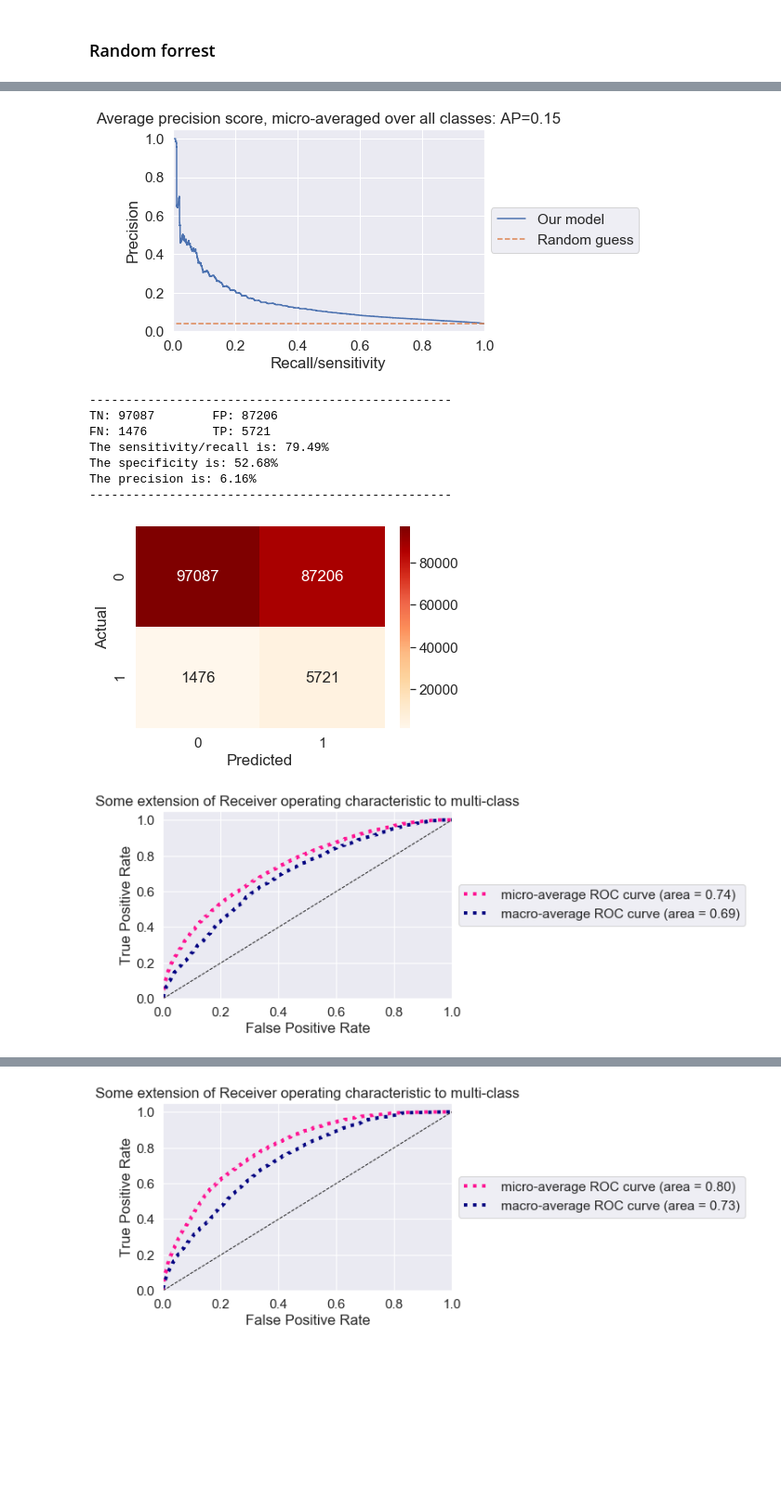
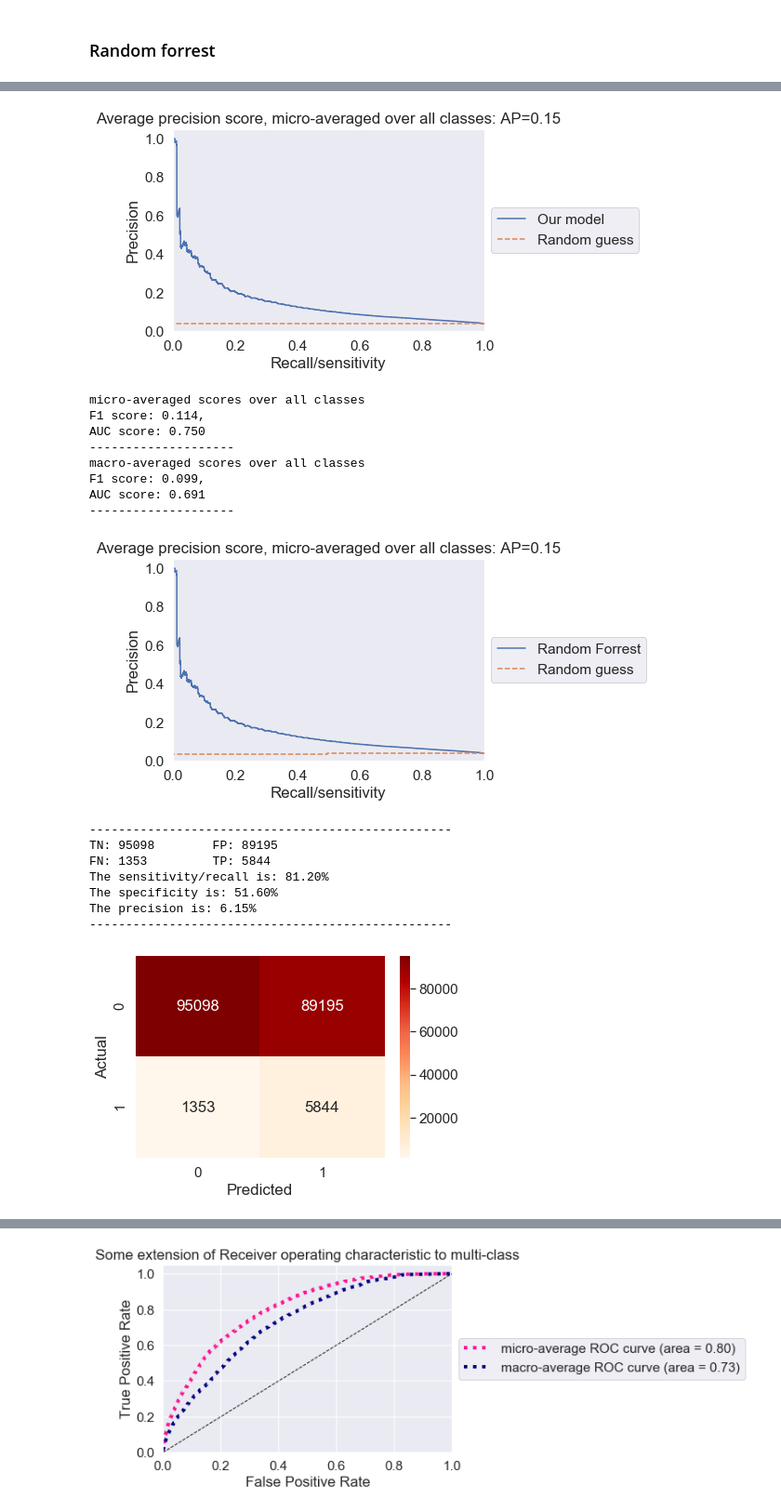
Before and after one commit to peturjokull/Gervigreind-Lokaverkefni, a Jupyter notebook: numi.ipynb, the cells around one changed output, grey strips where cells are left out. Shown: that part at 93% size. Saved outputs shown, nothing was run; the diff lists cells and outputs as text; code cells hidden in the pictures; blank space fills up the shorter version.

```diff
--- a/numi.ipynb
+++ b/numi.ipynb
@@ -623,0 +616,34 @@ The precision is: 81.80%
+# %%
+%%time
+train_size = 15000
+#tekur um 1min20 sec með 50þús train size
+X_train_reduced, y_train_reduced = data_subsample_asserts_two_classes(X_train_np, y_train_np, train_size)
+X_train_reduced, vectorizer = vectorize_data(X_train_reduced)
+
+# Use our best RF model
+auc_scores = []; acc_rf = []
+param = np.arange(10, 250, 30).tolist()
+param.append(330)
+for i in param:
+
+    rf = RandomForestClassifier(n_estimators=i, class_weight = 'balanced', n_jobs = -1)
+    rf.fit(X_train_reduced, y_train_reduced)
+    y_pred_ = rf.predict(vectorizer.transform(X_test_np.ravel()))
+    test_acc = get_row_accuracy(y_test_np, y_pred_)
+    acc_rf.append(test_acc)
+
+    y_proba = rf.predict_proba(vectorizer.transform(X_test_np.ravel()) )
+    y_scores_rf = np.zeros(y_test_np.shape)
+    for i in range(len(y_proba)):
+        y_scores_rf[:,i] = y_proba[i][:,1]
+    auc = roc_auc_score(y_test_np, y_scores_rf, average = 'macro')
+    auc_scores.append(auc)
+
+plt.plot(param, auc_scores,label='AUC ')
+plt.plot(param, acc_rf,label='Validation accuracy')
+plt.title('title')
+plt.xlabel('Number of trees')
+plt.legend()
+plt.show()
+m =np.argmax(auc_scores)
+print('Number of trees for highest AUC', param[m])
@@ -625,11 +657,12 @@ The precision is: 81.80%
 %%time
 warnings.filterwarnings("ignore") # ignore warnings for the purpose of readability
 
-train_size = 2000
+train_size = 3000
 # tekur um 1min+ med 5 þúsund train size
 X_train_reduced, y_train_reduced = data_subsample_asserts_two_classes(X_train_np, y_train_np, train_size)
 X_train_reduced, vectorizer = vectorize_data(X_train_reduced)
-depth_range = range(250, 750, 50)
+depth_range = [100]
+depth_range.append(np.arange(250, 750, 50).tolist())
 features_range = np.arange(5, 20, 5).tolist()
 features_range.append('sqrt')
 features_range.append(300)
@@ -639,8 +672,8 @@ parameters = {
     'max_depth': depth_range,
     'max_features': features_range
 }
-rf = RandomForestClassifier(n_estimators=150, oob_score=False, class_weight = 'balanced')
-grid = GridSearchCV(rf, parameters, verbose=2, n_jobs=-1) #n_jobs=-1 notar alla kjarna
+rf = RandomForestClassifier(n_estimators=100, oob_score=False, class_weight = 'balanced')
+grid = GridSearchCV(rf, parameters, verbose=1, n_jobs=-1, scoring = 'roc_auc') #n_jobs=-1 notar alla kjarna
 grid.fit(X_train_reduced, y_train_reduced)
 print("Optimal parameters for the grid are {}s with a score of {:.2%}".format(grid.best_params_, grid.best_score_))
 # %% [output]
@@ -706,7 +743,9 @@ y_scores_rf = np.zeros(y_test_np.shape)
 
 for i in range(len(y_proba)):
     y_scores_rf[:,i] = y_proba[i][:,1]
+
 calc_precision_recall(y_test_np, y_scores_rf, y_pred_ = y_pred_rf)
+plot_prec_recall(y_test_np, y_scores_rf, y_pred_rf, label_='Random Forrest')
 
 totals_mat = confusion_matrix(y_test_np.ravel(), y_pred_rf.ravel())
 plot_conf_mat(totals_mat)
@@ -721,10 +766,18 @@ AUC score: 0.744
-[figure, old version]
+[figure, new version]
---------------------------------------------------
-TN: 97087        FP: 87206
-FN: 1476         TP: 5721
-The sensitivity/recall is: 79.49%
-The specificity is: 52.68%
-The precision is: 6.16%
---------------------------------------------------
+micro-averaged scores over all classes
+F1 score: 0.114,
+AUC score: 0.750
+--------------------
+macro-averaged scores over all classes
+F1 score: 0.099,
+AUC score: 0.691
+--------------------
-[figure, old version]
+[figure, new version]
+--------------------------------------------------
+TN: 95098        FP: 89195
+FN: 1353         TP: 5844
+The sensitivity/recall is: 81.20%
+The specificity is: 51.60%
+The precision is: 6.15%
+--------------------------------------------------
-[figure, old version]
+[figure, new version]
```
Also changed, not shown: parts of 11 cells of this notebook.
